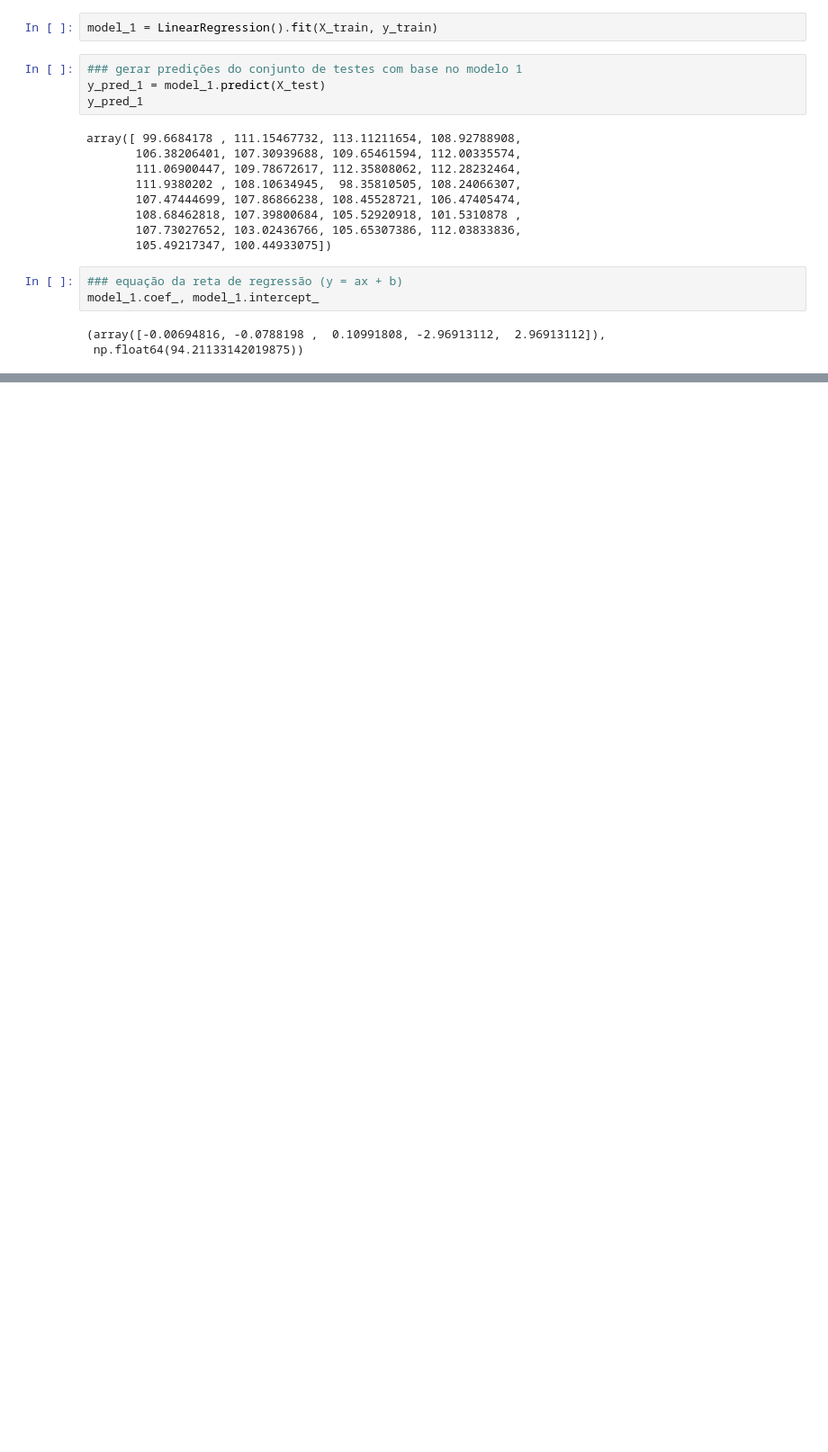
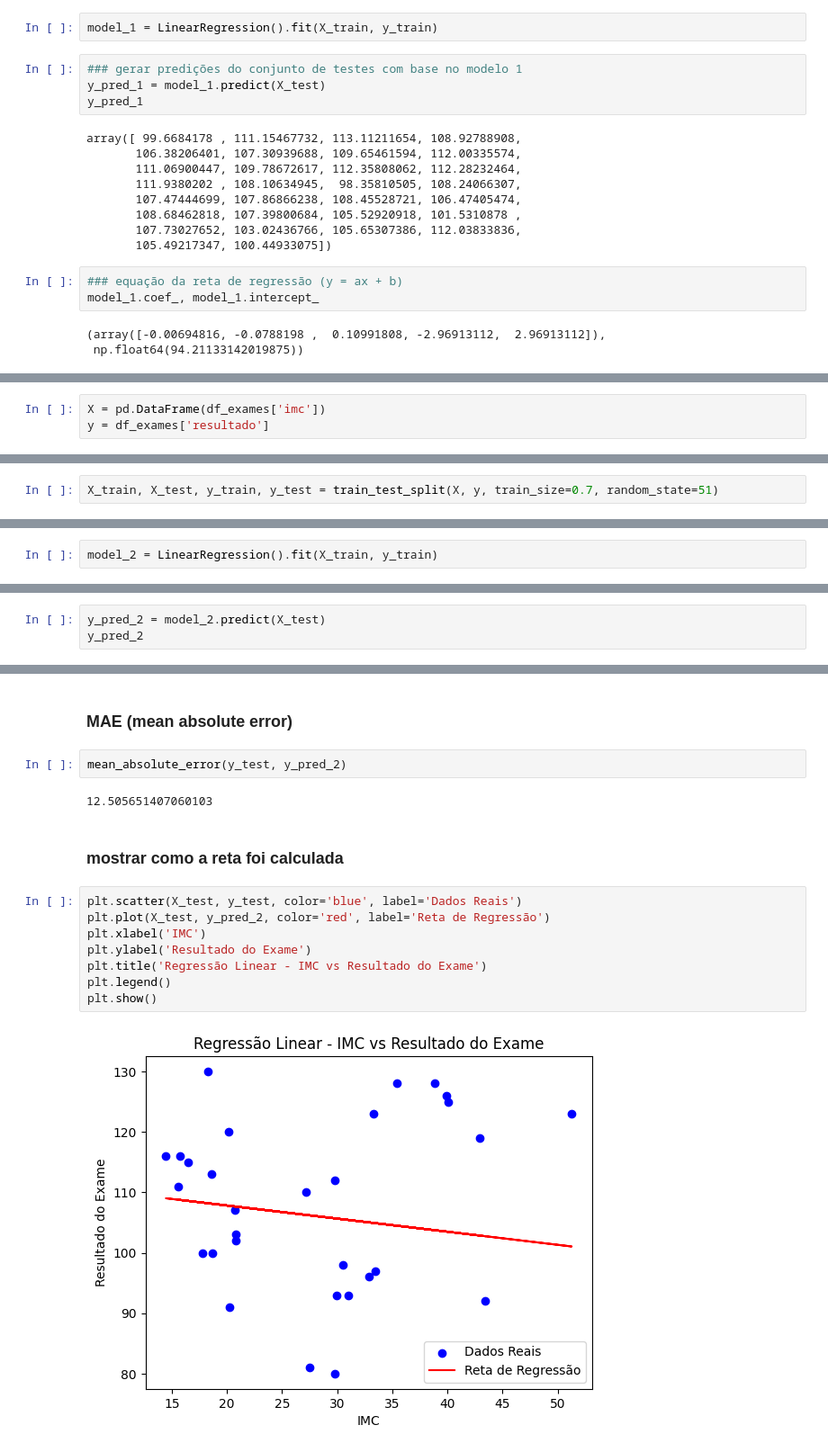
Before and after one commit to thyrsonresquin/sugar-stats, a Jupyter notebook: modelo_diabetes.ipynb, the cells around one changed output, grey strips where cells are left out. Shown at 90% size. Drawn from its saved outputs; the diff is of its cells as text; blank space fills up the shorter version.

Commit message:
treinando o modelo 2

```diff
--- a/modelo_diabetes.ipynb
+++ b/modelo_diabetes.ipynb
@@ -220,0 +247,3 @@ model_1.coef_, model_1.intercept_
+# %%
+X = pd.DataFrame(df_exames['imc'])
+y = df_exames['resultado']
@@ -220,0 +252,2 @@ model_1.coef_, model_1.intercept_
+# %%
+X_train, X_test, y_train, y_test = train_test_split(X, y, train_size=0.7, random_state=51)
@@ -220,0 +256,2 @@ model_1.coef_, model_1.intercept_
+# %%
+model_2 = LinearRegression().fit(X_train, y_train)
@@ -220,0 +260,3 @@ model_1.coef_, model_1.intercept_
+# %%
+y_pred_2 = model_2.predict(X_test)
+y_pred_2
@@ -220,0 +289,18 @@ model_1.coef_, model_1.intercept_
+# %% [markdown]
+### MAE (mean absolute error)
+# %%
+mean_absolute_error(y_test, y_pred_2)
+# %% [output]
+12.505651407060103
+# %% [markdown]
+### mostrar como a reta foi calculada
+# %%
+plt.scatter(X_test, y_test, color='blue', label='Dados Reais')
+plt.plot(X_test, y_pred_2, color='red', label='Reta de Regressão')
+plt.xlabel('IMC')
+plt.ylabel('Resultado do Exame')
+plt.title('Regressão Linear - IMC vs Resultado do Exame')
+plt.legend()
+plt.show()
+# %% [output]
+[figure, added]
```
Also changed, not shown: parts of 19 cells of this notebook.
